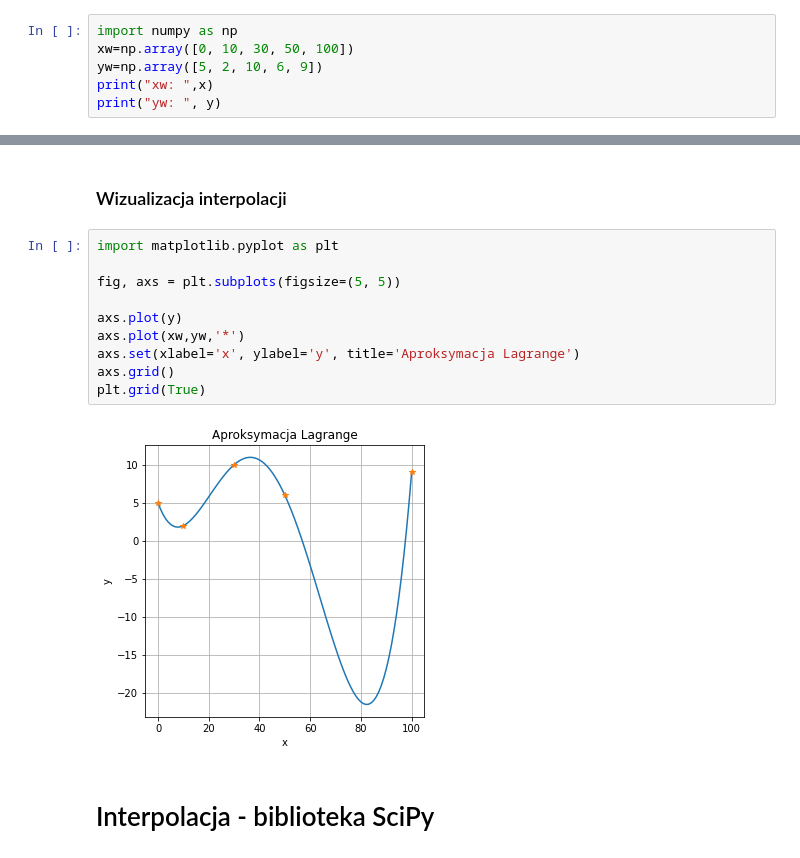
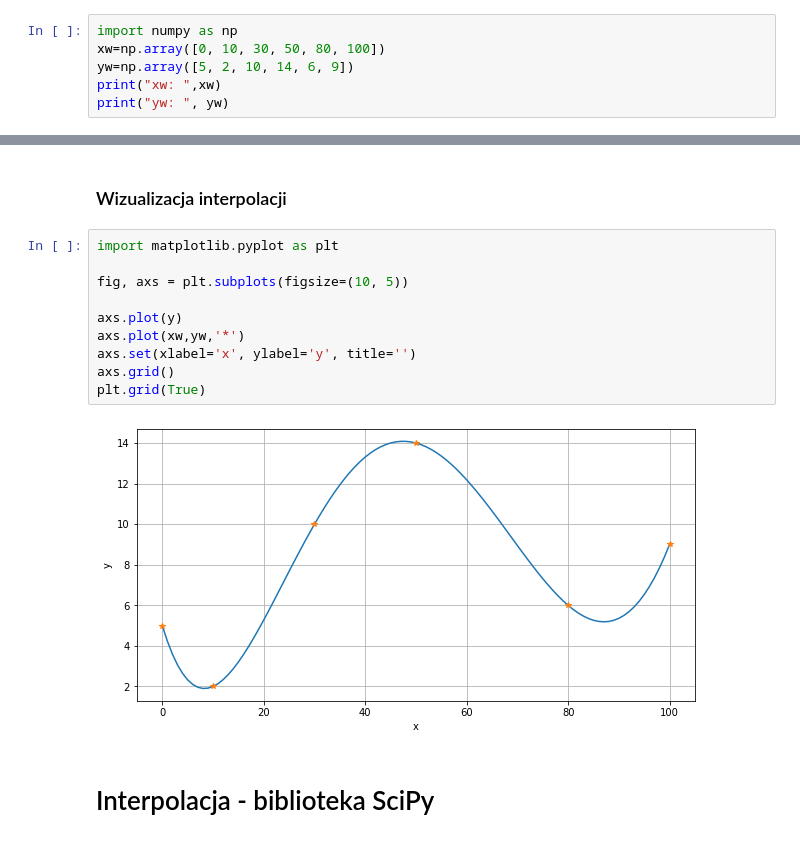
Before and after one commit to pyAGH/Interpolation, a Jupyter notebook: Interpolation01.ipynb, the cells around one changed output, grey strips where cells are left out. Saved outputs shown, nothing was run; the diff lists cells and outputs as text.

```diff
--- a/Interpolation01.ipynb
+++ b/Interpolation01.ipynb
@@ -5,7 +28,7 @@
 # %%
 import numpy as np
-xw=np.array([0, 10, 30, 50, 100])
-yw=np.array([5, 2, 10, 6, 9])
-print("xw: ",x)
-print("yw: ", y)
+xw=np.array([0, 10, 30, 50, 80, 100])
+yw=np.array([5, 2, 10, 14, 6, 9])
+print("xw: ",xw)
+print("yw: ", yw)
 # %% [output]
@@ -38,15 +61,15 @@ for xp in range(x0,xn):
 # %%
 import matplotlib.pyplot as plt
 
-fig, axs = plt.subplots(figsize=(5, 5))
+fig, axs = plt.subplots(figsize=(10, 5))
 
 axs.plot(y)
 axs.plot(xw,yw,'*')
-axs.set(xlabel='x', ylabel='y', title='Aproksymacja Lagrange')
+axs.set(xlabel='x', ylabel='y', title='')
 axs.grid()
 plt.grid(True)
 # %% [output]
-[figure, old version]
+[figure, new version]
 # %% [markdown]
 # Interpolacja - biblioteka SciPy
 # %%
```
Also changed, not shown: parts of 2 cells of this notebook.
